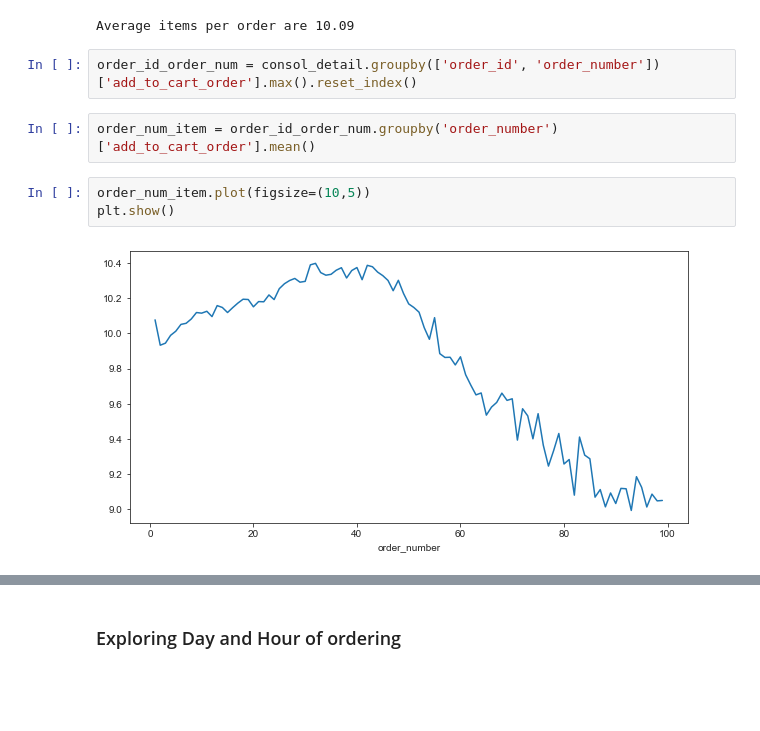
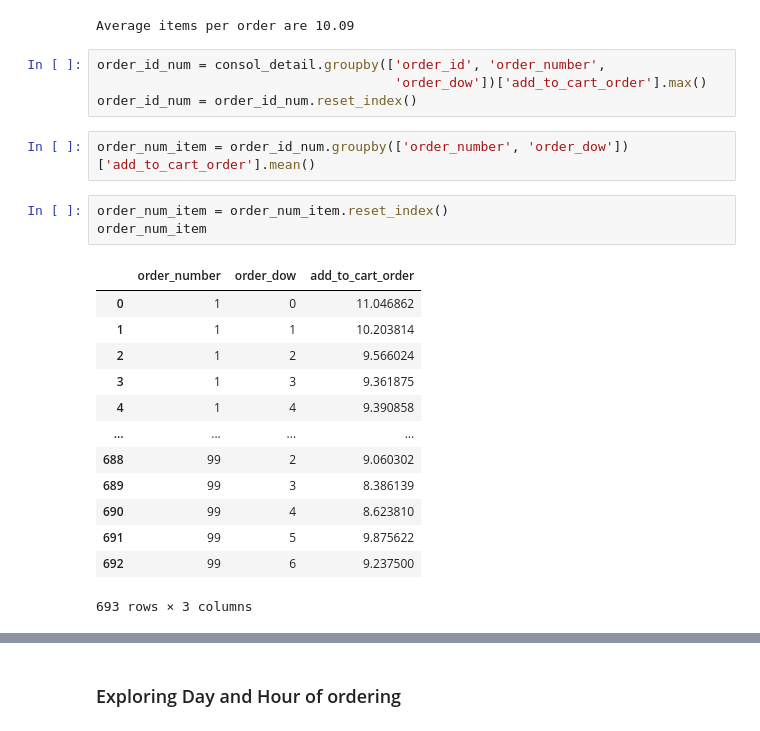
Before and after one commit to sittingman/instacart_product_repurchase, a Jupyter notebook: data_exploratory.ipynb, the cells around one changed output, grey strips where cells are left out. Drawn from its saved outputs; the diff is of its cells as text; blank space fills up the shorter version.

```diff
--- a/data_exploratory.ipynb
+++ b/data_exploratory.ipynb
@@ -169,11 +168,25 @@ print('Average items per order are {:.2f}'.format(np.mean(order_id_order)))
 # %% [output]
 Average items per order are 10.09
 # %%
-order_id_order_num = consol_detail.groupby(['order_id', 'order_number'])['add_to_cart_order'].max().reset_index()
+order_id_num = consol_detail.groupby(['order_id', 'order_number',
+                                      'order_dow'])['add_to_cart_order'].max()
+order_id_num = order_id_num.reset_index()
 # %%
-order_num_item = order_id_order_num.groupby('order_number')['add_to_cart_order'].mean()
+order_num_item = order_id_num.groupby(['order_number', 'order_dow'])['add_to_cart_order'].mean()
-# %%
-order_num_item.plot(figsize=(10,5))
-plt.show()
-# %% [output]
-[figure, removed]
+# %%
+order_num_item = order_num_item.reset_index()
+order_num_item
+# %% [output]
+|  | order_number | order_dow | add_to_cart_order |
+| 0 | 1 | 0 | 11.046862 |
+| 1 | 1 | 1 | 10.203814 |
+| 2 | 1 | 2 | 9.566024 |
+| 3 | 1 | 3 | 9.361875 |
+| 4 | 1 | 4 | 9.390858 |
+| ... | ... | ... | ... |
+| 688 | 99 | 2 | 9.060302 |
+| 689 | 99 | 3 | 8.386139 |
+| 690 | 99 | 4 | 8.623810 |
+| 691 | 99 | 5 | 9.875622 |
+| 692 | 99 | 6 | 9.237500 |
+693 rows × 3 columns
```
Also changed, not shown: parts of 25 cells of this notebook, 2 other files.
